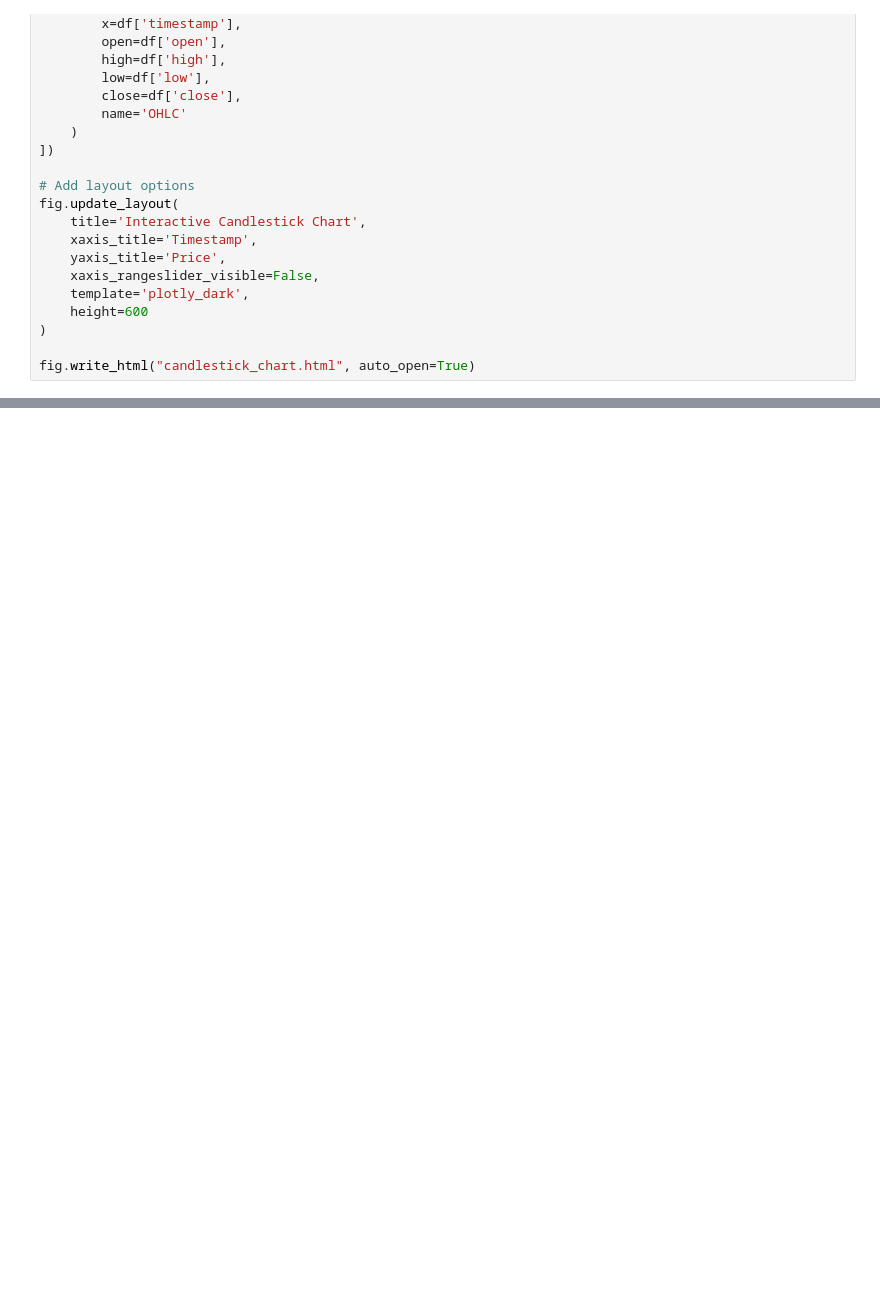
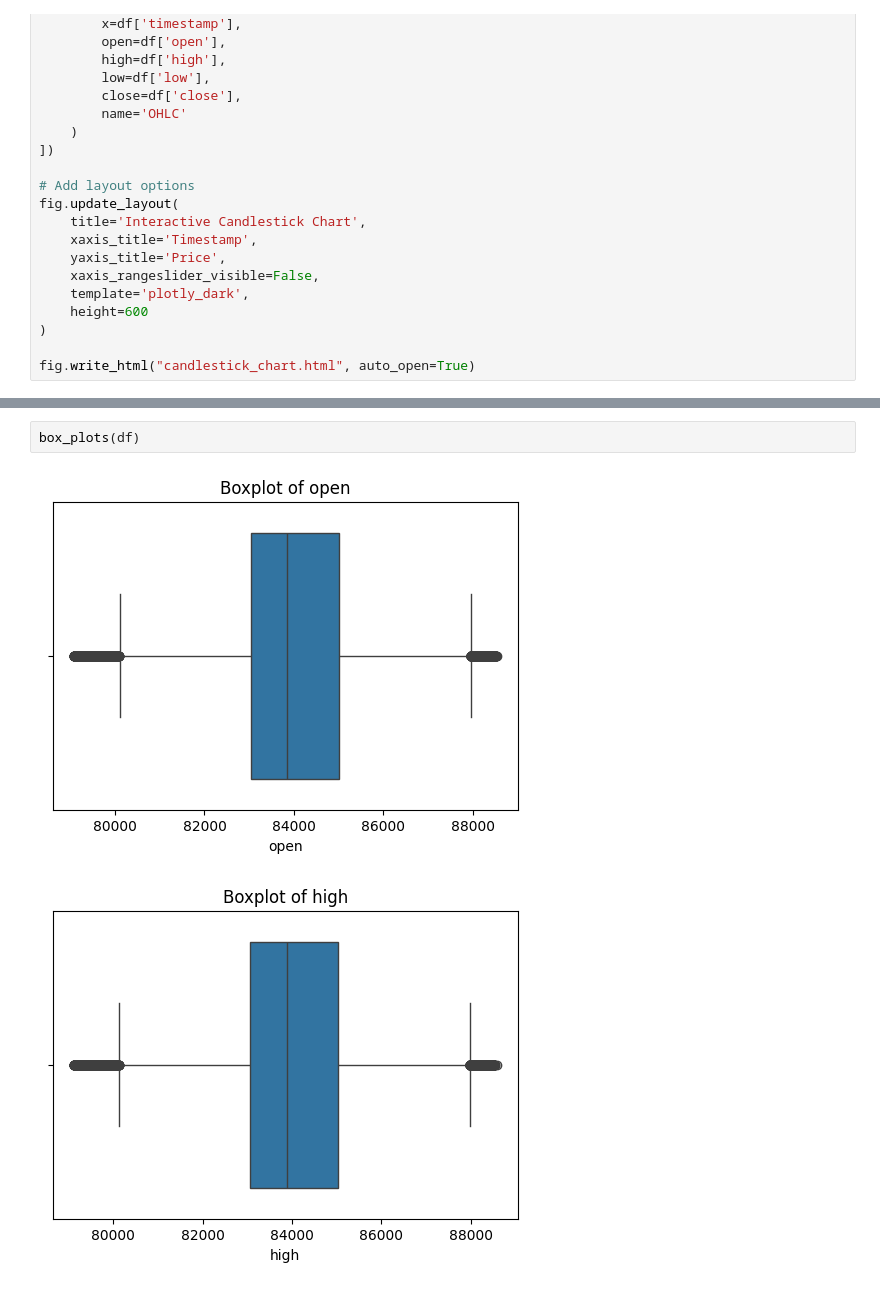
Before and after one commit to slamina-pf/data_analysis_trading_bot, a Jupyter notebook: workbooks/data_analysis.ipynb, the cells around one changed output, grey strips where cells are left out. Saved outputs shown, nothing was run; the diff lists cells and outputs as text; blank space fills up the shorter version.

```diff
--- a/workbooks/data_analysis.ipynb
+++ b/workbooks/data_analysis.ipynb
@@ -227,0 +307,5 @@ fig.write_html("candlestick_chart.html", auto_open=True)
+# %%
+box_plots(df)
+# %% [output]
+[figure, added]
+[figure, added]
```
Also changed, not shown: parts of 35 cells of this notebook, 2 other files.
